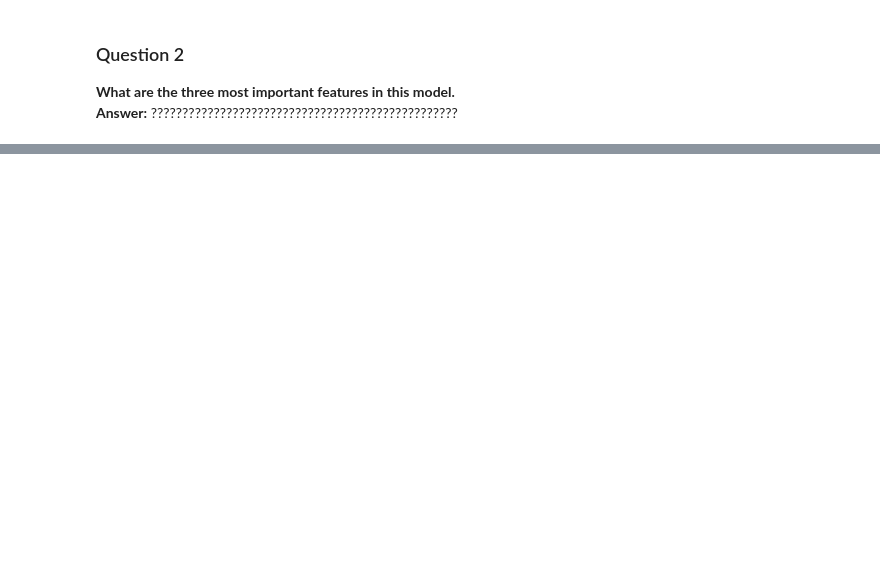
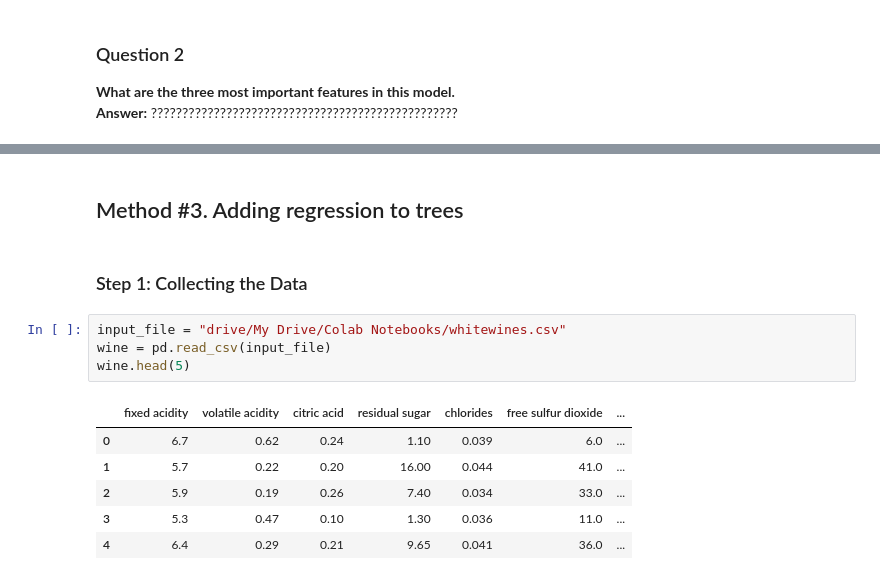
Before and after one commit to dhruvph/ANLY530, a Jupyter notebook: ANLY530_Lab1.ipynb, the cells around one changed output, grey strips where cells are left out. Drawn from its saved outputs; the diff is of its cells as text; blank space fills up the shorter version.

```diff
--- a/ANLY530_Lab1.ipynb
+++ b/ANLY530_Lab1.ipynb
@@ -196,0 +195,15 @@ print(accuracy_score(y_test, y_predict)*100)
+# %% [markdown]
+## Method #3. Adding regression to trees
+# %% [markdown]
+### Step 1: Collecting the Data
+# %%
+input_file = "drive/My Drive/Colab Notebooks/whitewines.csv"
+wine = pd.read_csv(input_file)
+wine.head(5)
+# %% [output]
+|  | fixed acidity | volatile acidity | citric acid | residual sugar | chlorides | free sulfur dioxide | ... |
+| 0 | 6.7 | 0.62 | 0.24 | 1.10 | 0.039 | 6.0 | ... |
+| 1 | 5.7 | 0.22 | 0.20 | 16.00 | 0.044 | 41.0 | ... |
+| 2 | 5.9 | 0.19 | 0.26 | 7.40 | 0.034 | 33.0 | ... |
+| 3 | 5.3 | 0.47 | 0.10 | 1.30 | 0.036 | 11.0 | ... |
+| 4 | 6.4 | 0.29 | 0.21 | 9.65 | 0.041 | 36.0 | ... |
```
Also changed, not shown: parts of 22 cells of this notebook.
